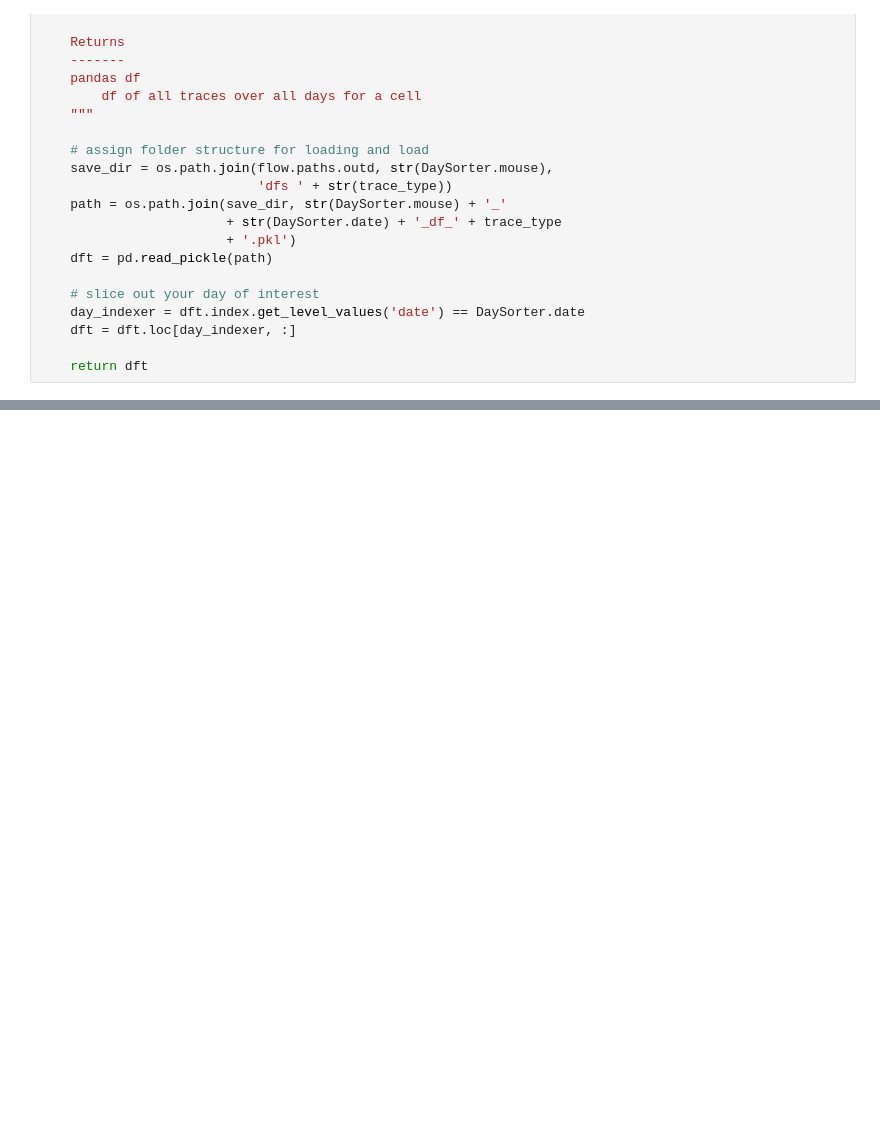
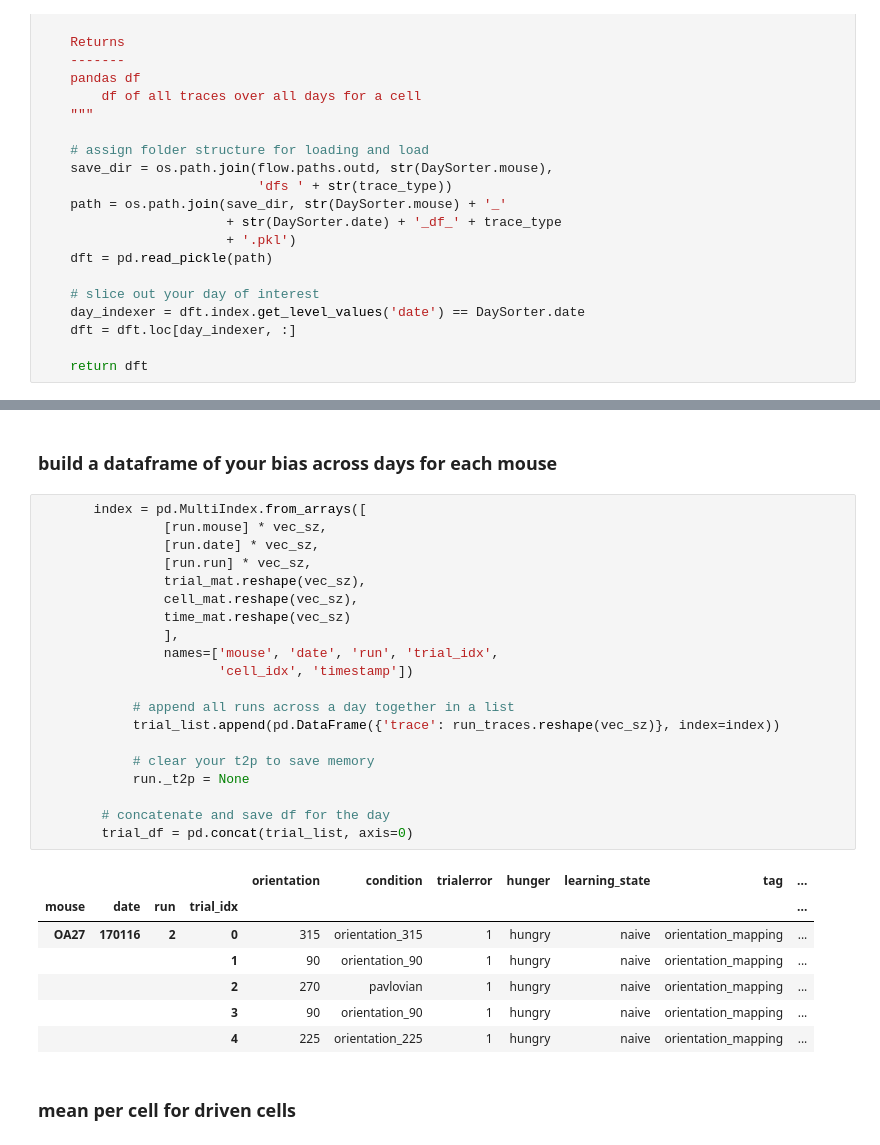
Before and after one commit to klmcguir/cascade, a Jupyter notebook: Mean response per cell per day.ipynb, the cells around one changed output, grey strips where cells are left out. Saved outputs shown, nothing was run; the diff lists cells and outputs as text; blank space fills up the shorter version.

```diff
--- a/Mean response per cell per day.ipynb
+++ b/Mean response per cell per day.ipynb
@@ -136,2 +439,34 @@ dfm.head()
+# %% [markdown]
+### build a dataframe of your bias across days for each mouse
+# %%
+       index = pd.MultiIndex.from_arrays([
+                [run.mouse] * vec_sz,
+                [run.date] * vec_sz,
+                [run.run] * vec_sz,
+                trial_mat.reshape(vec_sz),
+                cell_mat.reshape(vec_sz),
+                time_mat.reshape(vec_sz)
+                ],
+                names=['mouse', 'date', 'run', 'trial_idx',
+                       'cell_idx', 'timestamp'])
+
+            # append all runs across a day together in a list
+            trial_list.append(pd.DataFrame({'trace': run_traces.reshape(vec_sz)}, index=index))
+
+            # clear your t2p to save memory
+            run._t2p = None
+
+        # concatenate and save df for the day
+        trial_df = pd.concat(trial_list, axis=0)
+# %% [output]
+|  |  |  |  | orientation | condition | trialerror | hunger | learning_state | tag | ... |
+| mouse | date | run | trial_idx |  |  |  |  |  |  | ... |
+| OA27 | 170116 | 2 | 0 | 315 | orientation_315 | 1 | hungry | naive | orientation_mapping | ... |
+|  |  |  | 1 | 90 | orientation_90 | 1 | hungry | naive | orientation_mapping | ... |
+|  |  |  | 2 | 270 | pavlovian | 1 | hungry | naive | orientation_mapping | ... |
+|  |  |  | 3 | 90 | orientation_90 | 1 | hungry | naive | orientation_mapping | ... |
+|  |  |  | 4 | 225 | orientation_225 | 1 | hungry | naive | orientation_mapping | ... |
+# %% [markdown]
+### mean per cell for driven cells
 # %%
 xmouse_bias = []
```
Also changed, not shown: parts of 21 cells of this notebook, 6 other files.
